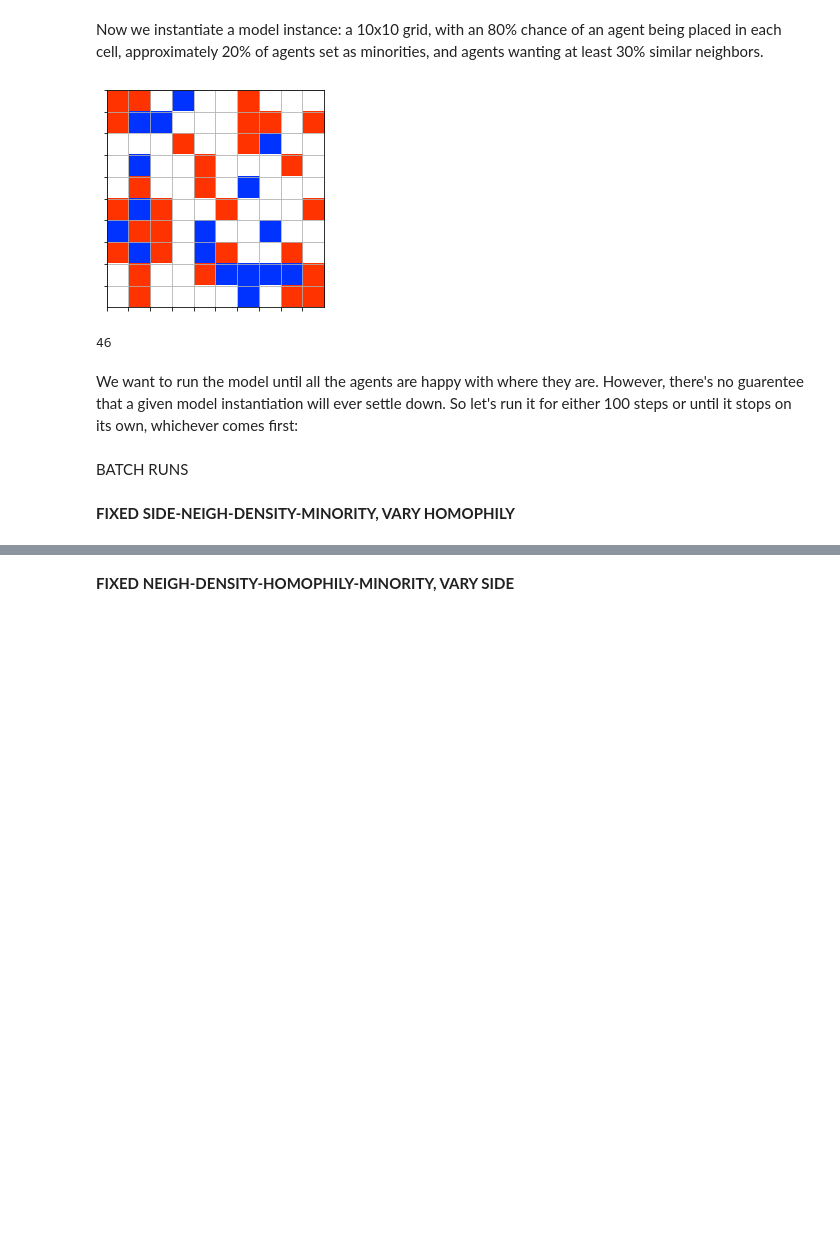
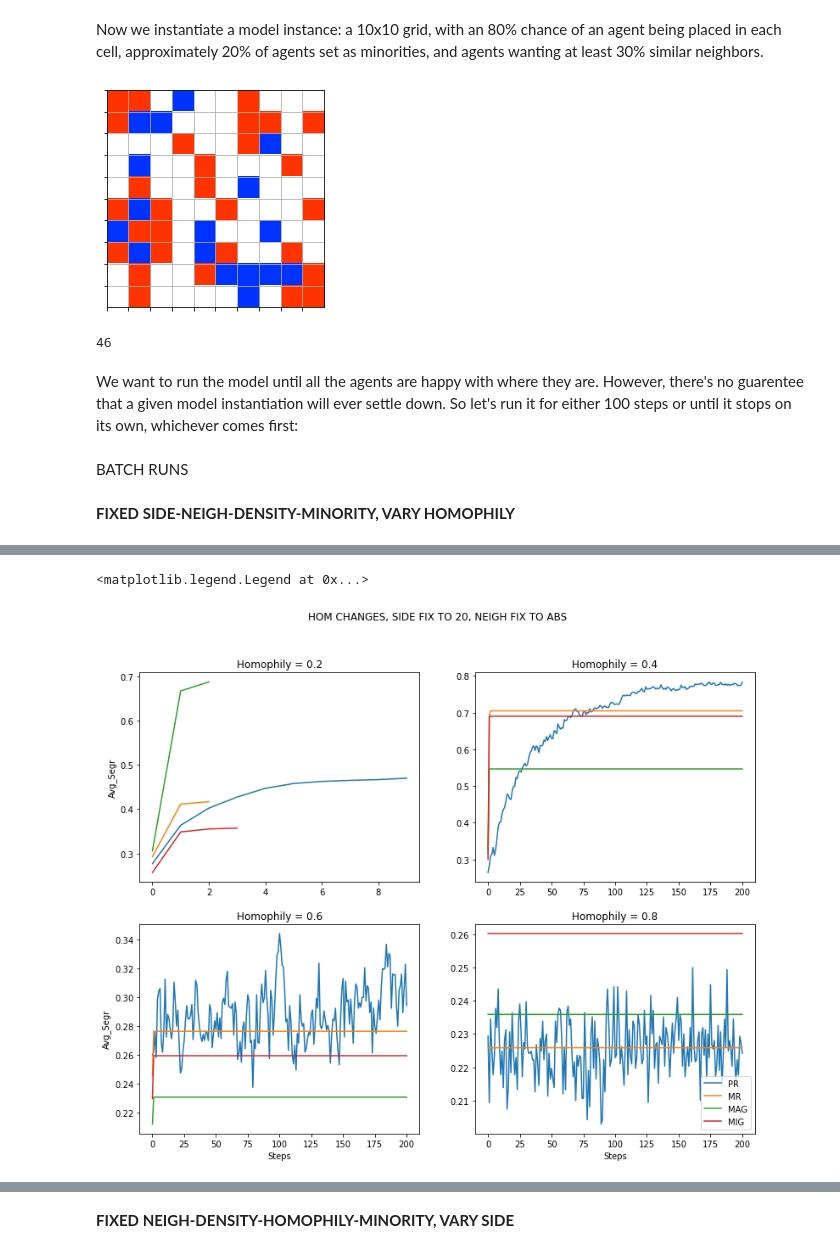
Before and after one commit to matteo-Donofrio-unipi/GEOSPA, a Jupyter notebook: schelling_model2.ipynb, the cells around one changed output, grey strips where cells are left out. Saved outputs shown, nothing was run; the diff lists cells and outputs as text; code cells hidden in the pictures; blank space fills up the shorter version.

```diff
--- a/schelling_model2.ipynb
+++ b/schelling_model2.ipynb
@@ -75,0 +83,77 @@ df1
+# %%
+f, ax = plt.subplots(2,2, figsize=(13, 10))
+
+p1 = df1[(df1["homophily"]==0.2)]
+
+PR = p1[p1["relocation_policy"]=="pure_random"]
+MR = p1[p1["relocation_policy"]=="mild_random"]
+MAG = p1[p1["relocation_policy"]=="max_gain"]
+MIG = p1[p1["relocation_policy"]=="min_gain"]
+
+
+ax[0,0].plot(PR["Step"],PR["tot_seg"],  label='PR')
+ax[0,0].plot(MR["Step"], MR["tot_seg"],  label='MR')
+ax[0,0].plot(MAG["Step"], MAG["tot_seg"],  label='MAG')
+ax[0,0].plot(MIG["Step"], MIG["tot_seg"],  label='MIG')
+
+ax[0,0].set_title('Homophily = 0.2')
+ax[0,0].set_ylabel('Avg_Segr')
+
+###################################################
+
+p1 = df1[(df1["homophily"]==0.4)]
+
+PR = p1[p1["relocation_policy"]=="pure_random"]
+MR = p1[p1["relocation_policy"]=="mild_random"]
+MAG = p1[p1["relocation_policy"]=="max_gain"]
+MIG = p1[p1["relocation_policy"]=="min_gain"]
+
+
+ax[0,1].plot(PR["Step"],PR["tot_seg"],  label='PR')
+ax[0,1].plot(MR["Step"], MR["tot_seg"],  label='MR')
+ax[0,1].plot(MAG["Step"], MAG["tot_seg"],  label='MAG')
+ax[0,1].plot(MIG["Step"], MIG["tot_seg"],  label='MIG')
+
+ax[0,1].set_title('Homophily = 0.4')
+
+####################################################
+
+p1 = df1[(df1["homophily"]==0.6)]
+
+PR = p1[p1["relocation_policy"]=="pure_random"]
+MR = p1[p1["relocation_policy"]=="mild_random"]
+MAG = p1[p1["relocation_policy"]=="max_gain"]
+MIG = p1[p1["relocation_policy"]=="min_gain"]
+
+
+ax[1,0].plot(PR["Step"],PR["tot_seg"],  label='PR')
+ax[1,0].plot(MR["Step"], MR["tot_seg"],  label='MR')
+ax[1,0].plot(MAG["Step"], MAG["tot_seg"],  label='MAG')
+ax[1,0].plot(MIG["Step"], MIG["tot_seg"],  label='MIG')
+
+ax[1,0].set_title('Homophily = 0.6')
+ax[1,0].set_xlabel('Steps')
+ax[1,0].set_ylabel('Avg_Segr')
+#################################################
+
+p1 = df1[(df1["homophily"]==0.8)]
+
+PR = p1[p1["relocation_policy"]=="pure_random"]
+MR = p1[p1["relocation_policy"]=="mild_random"]
+MAG = p1[p1["relocation_policy"]=="max_gain"]
+MIG = p1[p1["relocation_policy"]=="min_gain"]
+
+
+ax[1,1].plot(PR["Step"],PR["tot_seg"],  label='PR')
+ax[1,1].plot(MR["Step"], MR["tot_seg"],  label='MR')
+ax[1,1].plot(MAG["Step"], MAG["tot_seg"],  label='MAG')
+ax[1,1].plot(MIG["Step"], MIG["tot_seg"],  label='MIG')
+
+ax[1,1].set_title('Homophily = 0.8')
+ax[1,1].set_xlabel('Steps')
+
+f.suptitle('HOM CHANGES, SIDE FIX TO 20, NEIGH FIX TO ABS')
+plt.legend()
+# %% [output]
+<matplotlib.legend.Legend at 0x...>
+[figure, added]
```
Also changed, not shown: parts of 18 cells of this notebook.
